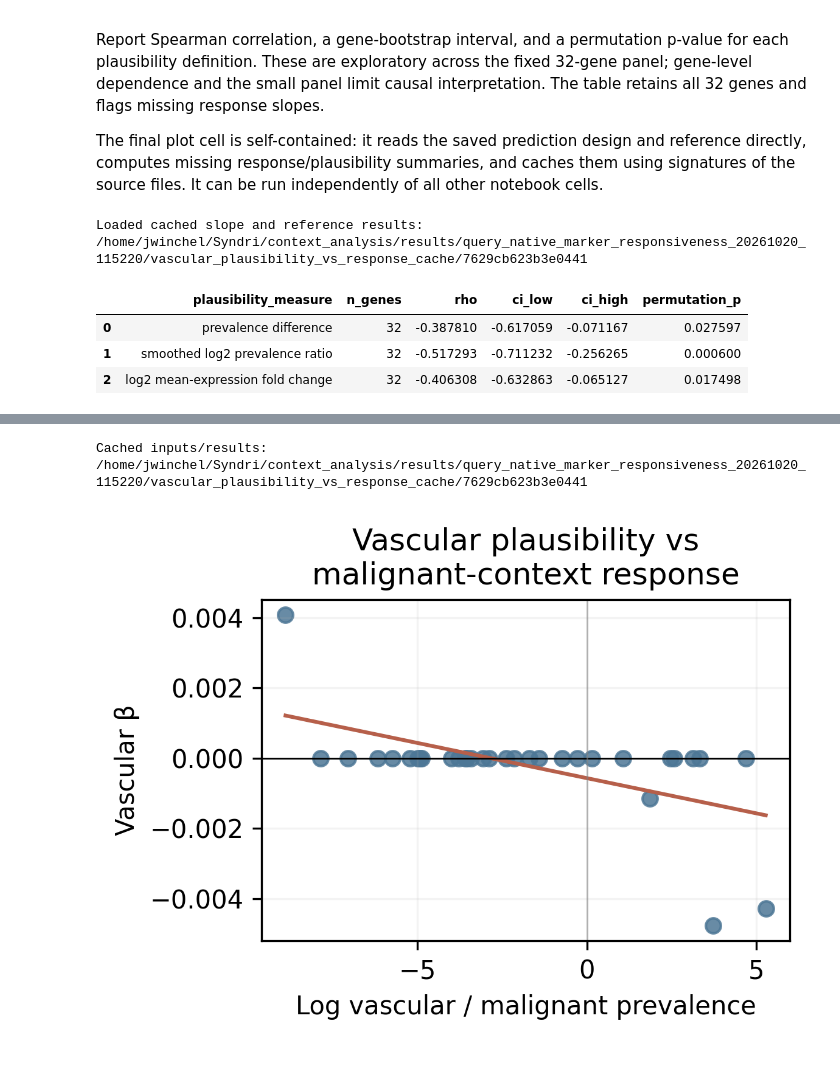
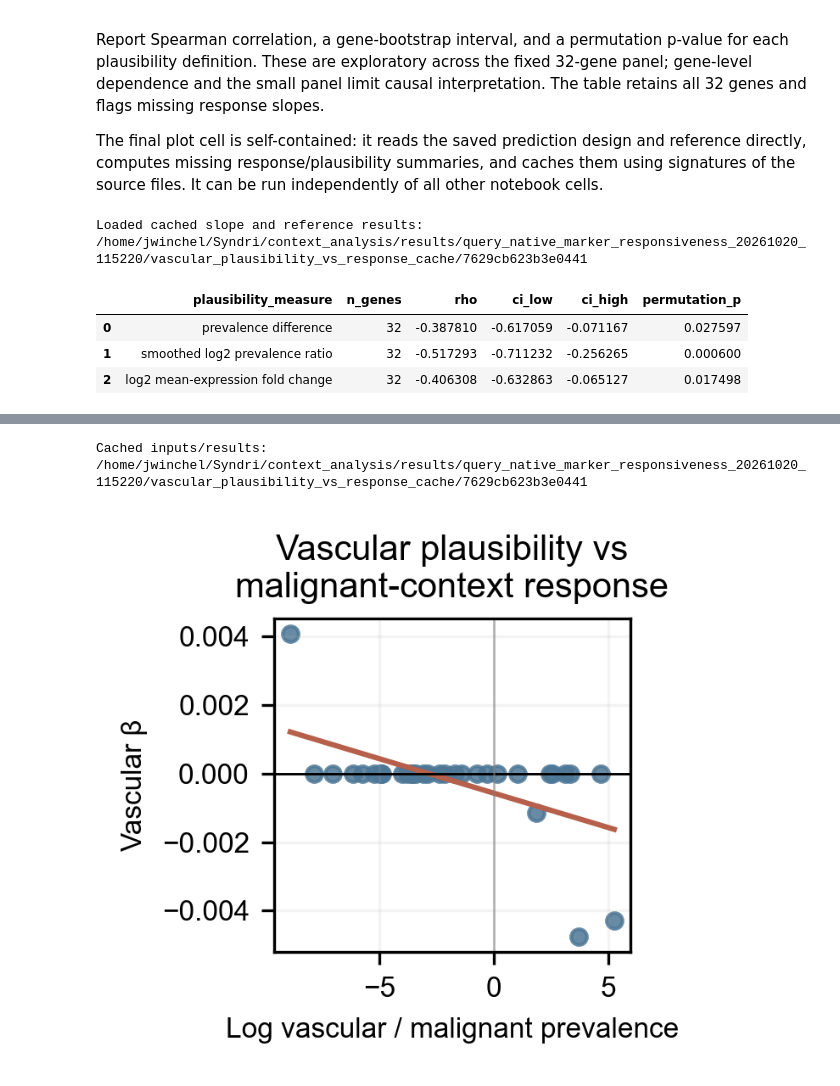
Before and after one commit to gkrieg/Syndri, a Jupyter notebook: context_analysis/ResponsivenessQueryNativeMarkers.ipynb, the cells around one changed output, grey strips where cells are left out. Cells and saved outputs as stored; diff of their text form; code cells hidden in the pictures.

```diff
--- a/context_analysis/ResponsivenessQueryNativeMarkers.ipynb
+++ b/context_analysis/ResponsivenessQueryNativeMarkers.ipynb
@@ -14,6 +14,17 @@ import sys, json
 import numpy as np
 import pandas as pd
 import matplotlib.pyplot as plt
+import matplotlib.font_manager as fm
+import matplotlib as mpl
+
+# Path to where you saved the downloaded Arial file
+font_path = '/home/jwinchel/fonts/ARIAL.TTF'
+fm.fontManager.addfont(font_path)
+mpl.rcParams['svg.fonttype'] = 'none'
+# Set Arial globally
+plt.rcParams['font.family'] = 'Arial'
+REPO = Path('/home/jwinchel/Syndri')
+FIGURE_DIR = REPO / 'figures' / 'outputs'
 RUN = Path("/home/jwinchel/Syndri/context_analysis/results/query_native_marker_responsiveness_20261020_115220")
 SOURCE_RUN = Path("/home/jwinchel/Syndri/context_analysis/results/all_type_responsiveness_stratified300_20261019_162748")
 if str(RUN) not in sys.path:
@@ -617,7 +636,7 @@ control_native_xy = control_native_valid[["beta_ctrl", "beta_native"]].to_numpy(
 if not control_native_xy.size:
     raise ValueError("No paired controlled/native slopes with adequate support")
 control_native_lim = max(np.abs(control_native_xy).max() * 1.12, .005)
-fig, axes = plt.subplots(1, 3, figsize=(9, 3), sharex=True, dpi=300,sharey=True)
+fig, axes = plt.subplots(1, 3, figsize=(5, 2), sharex=True, dpi=300,sharey=True)
 for ax, burden in zip(axes, ["low", "medium", "high"]):
     ax.axhline(0, color=".7", lw=.7, zorder=0)
     ax.axvline(0, color=".7", lw=.7, zorder=0)
@@ -627,7 +646,7 @@ for ax, burden in zip(axes, ["low", "medium", "high"]):
         color = control_native_colors[family]
         points = control_native_valid.loc[control_native_valid.query_family.eq(family)
             & control_native_valid.query_burden_quantile.eq(burden)]
-        ax.scatter(points.beta_ctrl, points.beta_native, color=color, s=23, alpha=.35,
+        ax.scatter(points.beta_ctrl, points.beta_native, color=color, s=20, alpha=.35,
                    edgecolor="none", zorder=2)
         rows = control_native_summary.loc[control_native_summary.query_family.eq(family)
             & control_native_summary.query_burden_quantile.eq(burden)
@@ -639,24 +658,26 @@ for ax, burden in zip(axes, ["low", "medium", "high"]):
-                fmt="o", ms=7, color=color, markeredgecolor=".25", markeredgewidth=.5,
+                fmt="o", ms=7, color=color, markeredgecolor=".25", markeredgewidth=.25,
                 elinewidth=1.5, capsize=2.5, zorder=3)
-    ax.set_title(f"{burden.capitalize()}")
-    ax.set_xlabel("β_ctrl: within-query AUROC slope")
+    ax.set_title(f"{burden.capitalize()}",fontsize=10)
+    ax.set_xlabel("β_ctrl: within-query\nAUROC slope",fontsize=8)
     # ax.set_xlim(-control_native_lim, control_native_lim)
     # ax.set_ylim(-control_native_lim, control_native_lim)
-    ax.set_xlim(-0.025,0.025)
-    ax.set_ylim(-0.025,0.025)
+    # ax.set_xlim(-0.025,0.025)
+    # ax.set_ylim(-0.025,0.025)
+    ax.tick_params(axis='both',labelsize=8)
     # ax.set_yscale('symlog')
     # ax.set_xscale('symlog')
     ax.set_aspect("equal", adjustable="box")
     ax.spines[["top", "right"]].set_visible(False)
     # ax.ticklabel_format(style="sci", axis="both", scilimits=(-2, 2))
-axes[0].set_ylabel("β_native: within-type original-context slope")
+axes[0].set_ylabel("β_native: within-type\noriginal-context slope",fontsize=8)
 fig.tight_layout()
 handles = [Line2D([0], [0], marker="o", linestyle="", color=control_native_colors[f], label=f) for f in CONTROL_NATIVE_FAMILY_ORDER]
-fig.legend(handles=handles, loc="lower center", ncol=4, frameon=False, bbox_to_anchor=(.5, -.1))
+fig.legend(handles=handles, loc="lower center", ncol=4, frameon=False, bbox_to_anchor=(.5, -.1),fontsize=8)
 # fig.tight_layout(rect=[0, .12, 1, 1])
 
 for suffix in ["png", "pdf"]:
     fig.savefig(control_native_out / f"beta_controlled_vs_native.{suffix}", bbox_inches="tight")
+    fig.savefig(FIGURE_DIR / 'SuppFigContext_betacomparison.svg')
 plt.show()
 display(control_native_summary[["query_family", "query_burden_quantile", "beta_ctrl", "beta_native", "n_sections"]])
 print("Slopes are AUROC change per additional malignant neighbor. Saved:", control_native_out)
@@ -1280,11 +1371,11 @@ all32.to_csv(VASC_PLOT_EXISTING_SUMMARY, index=False)
 vascular_all32_association.to_csv(VASC_PLOT_EXISTING_ASSOC, index=False)
 
 # Make the plotted measure and gene annotations explicit.
-fig, ax = plt.subplots(figsize=(4, 3),dpi=300)
+fig, ax = plt.subplots(figsize=(2.3, 2.3),dpi=300)
 focus_labels = {"PCLAF", "ZEB1", "PTGDS", "KIT", "CAV1", "TCF4"}
 plot_x = "endothelial_plausibility_log2_ratio"
 valid = all32.loc[np.isfinite(all32[plot_x]) & np.isfinite(all32.beta)]
-ax.scatter(valid[plot_x], valid.beta, color="#4d7796", s=35, alpha=0.85)
+ax.scatter(valid[plot_x], valid.beta, color="#4d7796", s=20, alpha=0.85)
 if len(valid) >= 2:
     slope, intercept = np.polyfit(valid[plot_x], valid.beta, 1)
     x_line = np.linspace(valid[plot_x].min(), valid[plot_x].max(), 100)
@@ -1294,14 +1385,18 @@ if len(valid) >= 2:
 #                 textcoords="offset points", fontsize=8)
 ax.axhline(0, color="black", lw=0.7)
 ax.axvline(0, color="gray", lw=0.6, alpha=0.6)
-ax.set_xlabel("Log vascular / malignant prevalence")
-ax.set_ylabel("Vascular β")
+ax.set_xlabel("Log vascular / malignant prevalence",fontsize=8)
+ax.set_ylabel("Vascular β",fontsize=8)
+ax.tick_params(axis="both", labelsize=8)
+
 rho_row = vascular_all32_association.loc[
     vascular_all32_association.plausibility_measure.eq("smoothed log2 prevalence ratio")
 ].iloc[0]
-ax.set_title(f"Vascular plausibility vs\nmalignant-context response")#\nρ={rho_row.rho:.2f}, permutation p={rho_row.permutation_p:.3g}")
+ax.set_title(f"Vascular plausibility vs\nmalignant-context response",fontsize=10)#\nρ={rho_row.rho:.2f}, permutation p={rho_row.permutation_p:.3g}")
 ax.grid(alpha=0.15)
+
 fig.tight_layout()
+fig.savefig(FIGURE_DIR / "SuppFigContext_plausibility.svg")
 fig.savefig(VASC_PLOT_RUN / "vascular_all32_plausibility_vs_response.png", dpi=180, bbox_inches="tight")
 fig.savefig(VASC_PLOT_RUN / "vascular_all32_plausibility_vs_response.pdf", bbox_inches="tight")
 display(vascular_all32_association)
@@ -1347,31 +1442,31 @@ plt.show()
 # fig_expression.savefig(VASC_PLOT_CACHE / "vascular_all32_expression_log2fc_vs_response.png",
 #                        dpi=180, bbox_inches="tight")
 # fig_expression.savefig(VASC_PLOT_CACHE / "vascular_all32_expression_log2fc_vs_response.pdf",
 #                        bbox_inches="tight")
 # print("Expression-based association:", expression_row)
 # plt.show()
 # %% [output]
 Loaded cached slope and reference results: /home/jwinchel/Syndri/context_analysis/results/query_native_marker_responsiveness_20261020_115220/vascular_plausibility_vs_response_cache/7629cb623b3e0441
 |  | plausibility_measure | n_genes | rho | ci_low | ci_high | permutation_p |
 | 0 | prevalence difference | 32 | -0.387810 | -0.617059 | -0.071167 | 0.027597 |
 | 1 | smoothed log2 prevalence ratio | 32 | -0.517293 | -0.711232 | -0.256265 | 0.000600 |
 | 2 | log2 mean-expression fold change | 32 | -0.406308 | -0.632863 | -0.065127 | 0.017498 |
 |  | gene | endothelial_plausibility_prevalen... | endothelial_plausibility_log2_ratio | beta | ci_low | ci_high | n_queries | ... |
 | 30 | ZEB1 | 0.345832 | 4.683378 | 0.000000 | -0.000952 | 0.000000 | 1527 | ... |
 | 28 | TCF4 | 0.315872 | 3.723998 | -0.004762 | -0.007865 | -0.001628 | 1593 | ... |
 | 3 | CAV1 | 0.214342 | 5.274400 | -0.004286 | -0.006857 | -0.001143 | 1593 | ... |
 | 8 | CXCL12 | 0.134011 | 3.331229 | 0.000000 | 0.000000 | 0.000000 | 1293 | ... |
 | 31 | ZEB2 | 0.069611 | 2.567170 | 0.000000 | 0.000000 | 0.000000 | 1460 | ... |
 | 21 | PTGDS | 0.045500 | 3.129941 | 0.000000 | -0.002143 | 0.000000 | 212 | ... |
 | 14 | KIT | 0.043432 | 1.854241 | -0.001143 | -0.003810 | 0.000000 | 303 | ... |
 | 26 | SNAI1 | 0.015767 | 2.456677 | 0.000000 | 0.000000 | 0.000000 | 313 | ... |
 | 16 | LDHB | 0.006738 | 1.064647 | 0.000000 | 0.000000 | 0.000000 | 1316 | ... |
 | 23 | S100A4 | 0.001219 | 0.154433 | 0.000000 | 0.000000 | 0.000000 | 818 | ... |
 | ... | ... | ... | ... | ... | ... | ... | ... | ... |
 | 27 | TACSTD2 | -0.611259 | -4.974042 | 0.000000 | 0.000000 | 0.000000 | 597 | ... |
 | 12 | FOXA1 | -0.659817 | -6.162045 | 0.000000 | 0.000000 | 0.000000 | 450 | ... |
 | 0 | ABCC11 | -0.676117 | -3.572907 | 0.000000 | 0.000000 | 0.000000 | 244 | ... |
 | 2 | AR | -0.698569 | -3.991332 | 0.000000 | 0.000000 | 0.000000 | 178 | ... |
 | 15 | KRT7 | -0.781299 | -2.887633 | 0.000000 | 0.000000 | 0.000000 | 1003 | ... |
 Cached inputs/results: /home/jwinchel/Syndri/context_analysis/results/query_native_marker_responsiveness_20261020_115220/vascular_plausibility_vs_response_cache/7629cb623b3e0441
-[figure, old version]
+[figure, new version]
```
Also changed, not shown: parts of 10 cells of this notebook, 40 other files.
